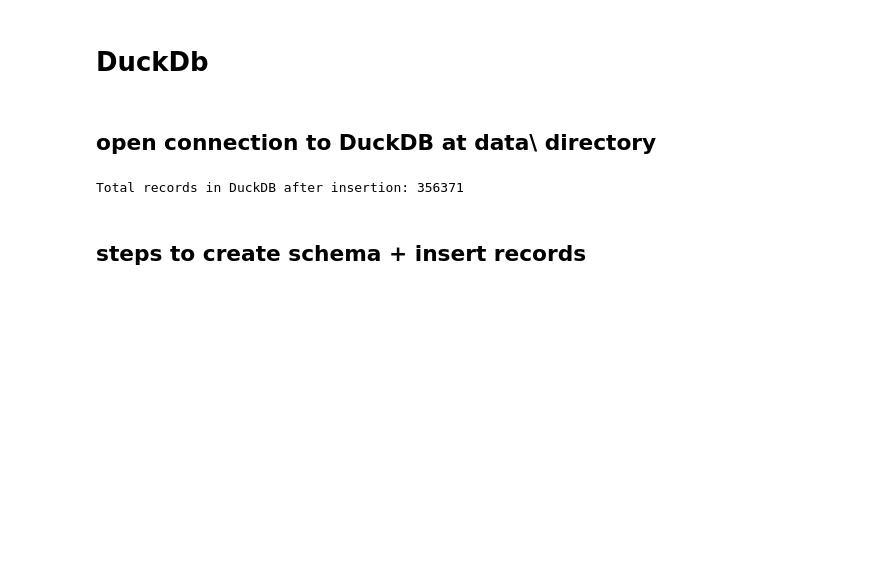
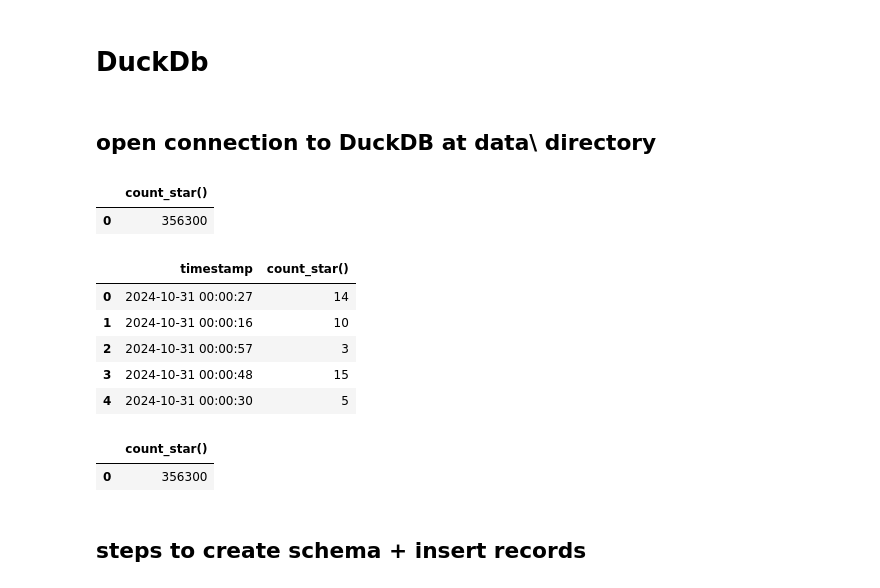
Before and after one commit to atsushisaijo/iv-wikipedia-analytics, a Jupyter notebook: notebooks/target data exploration.ipynb, the cells around one changed output. Saved outputs shown, nothing was run; the diff lists cells and outputs as text; code cells hidden in the pictures; blank space fills up the shorter version.

```diff
--- a/notebooks/target data exploration.ipynb
+++ b/notebooks/target data exploration.ipynb
@@ -166,10 +229,28 @@ db_path = os.path.join("..", "data", "wikipedia.db")
 conn = duckdb.connect(db_path)
+# %%
+conn.execute("SELECT COUNT(*) FROM iv.wiki_edits").df().head()
+# %% [output]
+|  | count_star() |
+| 0 | 356300 |
+# %%
+conn.execute("""
+            SELECT timestamp, count(*) FROM iv.wiki_edits
+            group by timestamp
+             """
+             ).df().head()
+# %% [output]
+|  | timestamp | count_star() |
+| 0 | 2024-10-31 00:00:27 | 14 |
+| 1 | 2024-10-31 00:00:16 | 10 |
+| 2 | 2024-10-31 00:00:57 | 3 |
+| 3 | 2024-10-31 00:00:48 | 15 |
+| 4 | 2024-10-31 00:00:30 | 5 |
 # %%
 # check total count of records
-count = conn.execute("SELECT COUNT(*) FROM iv.wiki_edits").fetchone()[0]
-logger.info(f"Total records in DuckDB after insertion: {count}")
+conn.execute("SELECT COUNT(*) FROM iv.wiki_edits").df().head()
 # %% [output]
-Total records in DuckDB after insertion: 356371
+|  | count_star() |
+| 0 | 356300 |
 # %% [markdown]
 ## steps to create schema + insert records
 # %%
```
Also changed, not shown: parts of 28 cells of this notebook, 7 other files.
